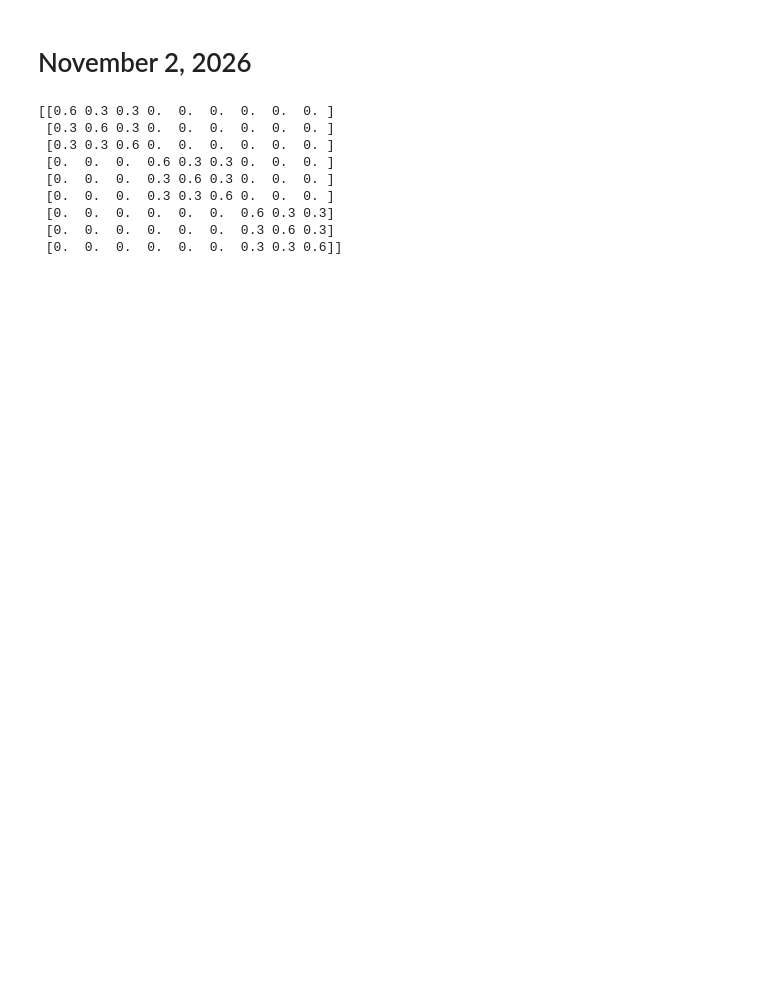
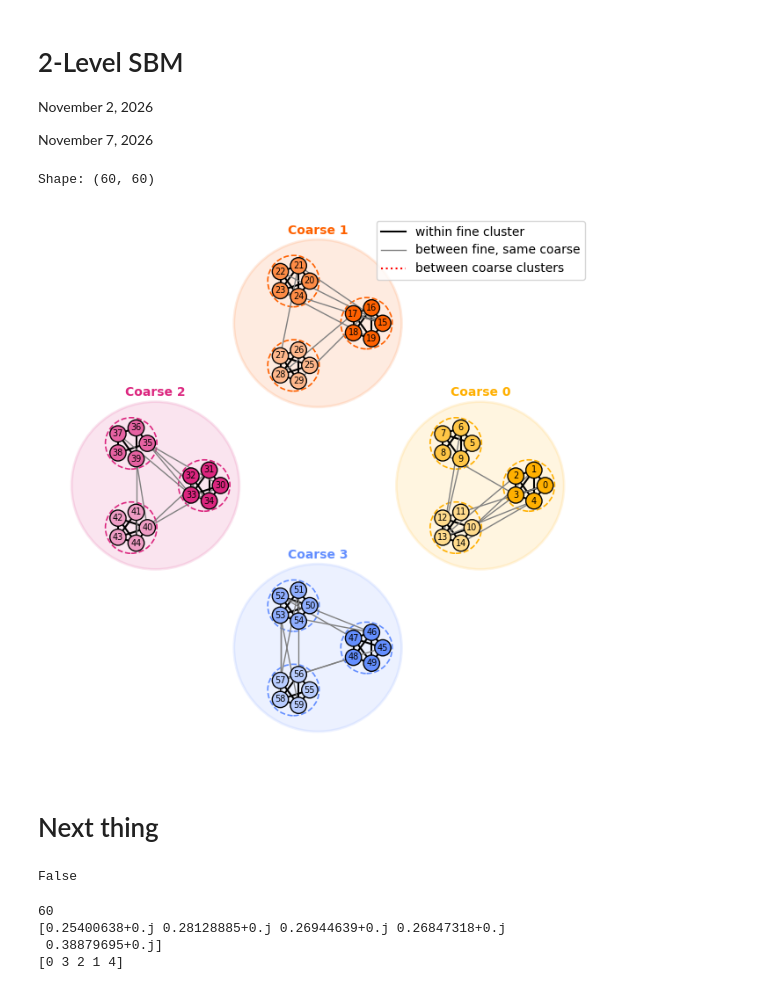
Before and after one commit to mayscortez/UQ-for-staggered-rollouts, a Jupyter notebook: experiment.ipynb, the cells around one changed output. Drawn from its saved outputs; the diff is of its cells as text; code cells hidden in the pictures; blank space fills up the shorter version.

```diff
--- a/experiment.ipynb
+++ b/experiment.ipynb
@@ -1,2 +1,5 @@
 # %% [markdown]
-# November 2, 2026
+# 2-Level SBM
+November 2, 2026
+
+November 7, 2026
@@ -6,4 +6,6 @@ import numpy as np
 # %%
+import scipy.sparse
+import numpy as np
 def SBM(clusterSize, probabilities, self_loops = True):
     '''
     Sample a random network based on the stochasic block model and return its adjacency matrix in scipy.sparse array format (csr)
@@ -12,7 +14,7 @@ def SBM(clusterSize, probabilities, self_loops = True):
     clusterSize (int): the size of each cluster, i.e how many nodes are in the cluster
     probabilities (numpy array): dimensions clusterNum by clusterNum
         - probabilities[i,j] is the probability of an egde between a unit in cluster i and a unit in cluster j
-        - assumed to be symmetric, i.e. probabilities[i,j] = probabilities[j,i]
+        - probabilities are assumed to be symmetric, i.e. probabilities[i,j] = probabilities[j,i]
     '''
     p = np.kron(probabilities, np.ones((clusterSize,clusterSize))) # create an n by n probability matrix
     n = p.shape[0]
@@ -22,8 +24,8 @@ def SBM(clusterSize, probabilities, self_loops = True):
         A[range(n),range(n)] = 1   # set diagonal = 1: everyone is connected to itself and affected by their own treatment
     return scipy.sparse.csr_array(A)
 # %%
-# Written by Claude Sonnet 5.5
-def sbm_prob_matrix(p_in, p_out, p_cross, clusterNum, clusterNumBig):
+# Generated by Claude Sonnet 5.5
+def sbm_2level_prob_matrix(p_in, p_out, p_cross, clusterNum, clusterNumBig):
     """
     Parameters
     ----------
@@ -51,27 +118,49 @@ def sbm_prob_matrix(p_in, p_out, p_cross, clusterNum, clusterNumBig):
 # %%
-p_out = 0.3
-p_in = 0.6
-p_cross = 0
+clusterNum = 12 # number of fine clusters (total)
+clusterNumBig = 4 # number of coarse clusters (total) ; number of fine clusters per coarse cluster is clusterNum / clusterNumBig
+clusterSize = 5 # number of units per fine cluster ; number of units per coarse cluster is (clusterNum / clusterNumBig) * clusterSize
 
-clusterNum = 9 # number of small clusters
-clusterNumBig = 3 # number of big clusters
+p_cross = 0 # probability of edge between two units of different coarse clusters
+p_out = 1/20 # probability of edge between two units of different fine clusters but same coarse cluster
+p_in = 3/5 # probability of edge between two units of same fine cluster in same coarse cluster
 
-m = clusterNum // clusterNumBig
+probs = sbm_2level_prob_matrix(p_in, p_out, p_cross, clusterNum, clusterNumBig)
+A = SBM(clusterSize, probs, self_loops = True)
+print(f"Shape: {A.shape}")
+#print(probs)
+#print(A.toarray())
 
-inner = np.full((m, m), p_out)
-np.fill_diagonal(inner, p_in)
-
-B = np.eye(clusterNumBig)
-cross = np.full((m, m), p_cross)
-
-print(np.kron(B, inner) + np.kron(1 - B, cross) )
+draw_sbm_2level(A, clusterSize, clusterNum, clusterNumBig, node_labels=True)
+plt.show()
 # %% [output]
-[[0.6 0.3 0.3 0.  0.  0.  0.  0.  0. ]
- [0.3 0.6 0.3 0.  0.  0.  0.  0.  0. ]
- [0.3 0.3 0.6 0.  0.  0.  0.  0.  0. ]
- [0.  0.  0.  0.6 0.3 0.3 0.  0.  0. ]
- [0.  0.  0.  0.3 0.6 0.3 0.  0.  0. ]
- [0.  0.  0.  0.3 0.3 0.6 0.  0.  0. ]
- [0.  0.  0.  0.  0.  0.  0.6 0.3 0.3]
- [0.  0.  0.  0.  0.  0.  0.3 0.6 0.3]
- [0.  0.  0.  0.  0.  0.  0.3 0.3 0.6]]
+Shape: (60, 60)
+[figure, added]
+# %% [markdown]
+# Next thing
+# %%
+print(scipy.linalg.issymmetric(A.toarray()))
+# %% [output]
+False
+# %%
+import scipy.sparse.linalg
+
+n = A.shape[0]
+print(n)
+degrees = A.sum(axis=0)
+normalized_laplacian = (-A/degrees).tocsr()
+normalized_laplacian[range(n),range(n)] = 1
+
+numComponents = clusterNumBig
+eigvals, eigvecs_s = scipy.sparse.linalg.eigs(normalized_laplacian,k=numComponents+1,which='SM')
+
+print(eigvals)
+order = np.argsort(np.abs(eigvals))
+print(order)
+# h = eigvecs_s[:,1].real
+
+# h = 2*(h-min(h))/(max(h)-min(h)) - 1   # adjust so smallest value is -1 and largest value is 1
+# %% [output]
+60
+[0.25400638+0.j 0.28128885+0.j 0.26944639+0.j 0.26847318+0.j
+ 0.38879695+0.j]
+[0 3 2 1 4]
```
Also changed, not shown: parts of 5 cells of this notebook.
